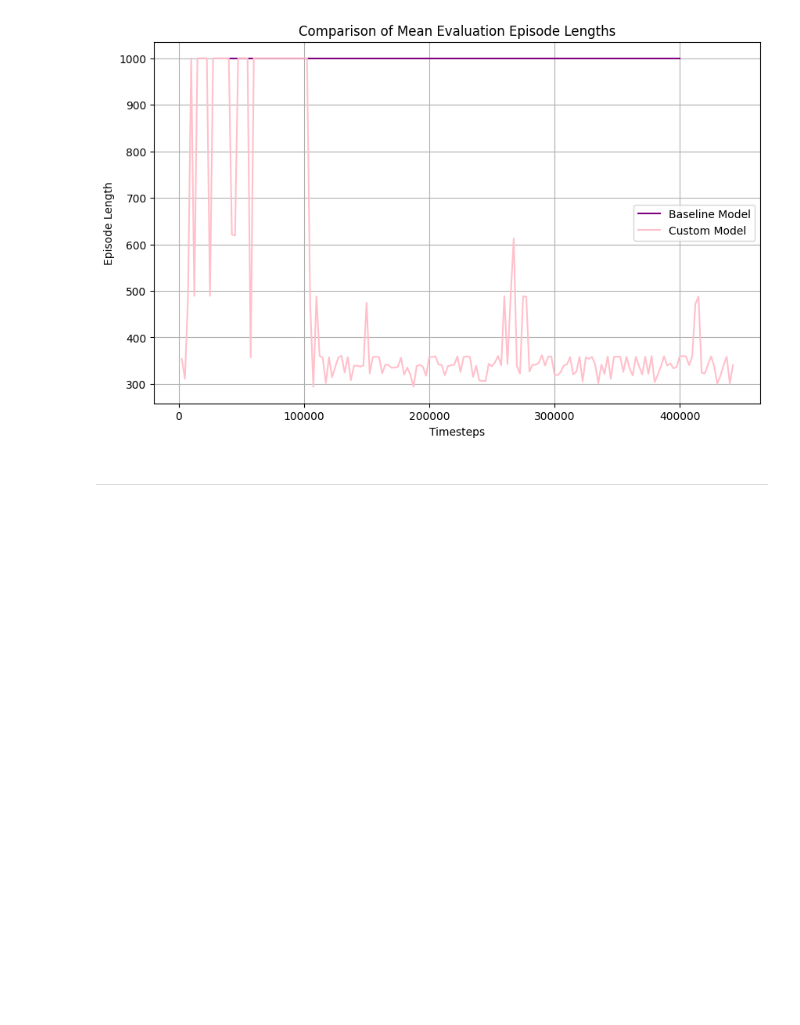
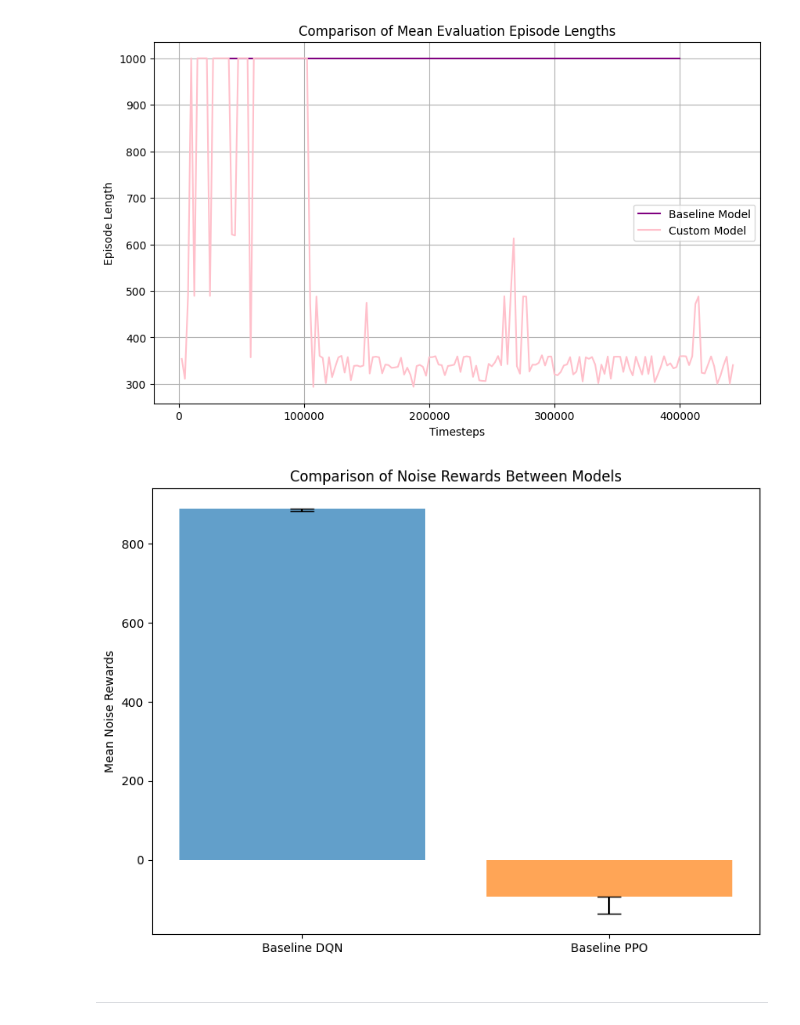
Before and after one commit to inesamorim/reinforcement-learning-with-gymnasium, a Jupyter notebook: main.ipynb, the cells around one changed output. Cells and saved outputs as stored; diff of their text form; code cells hidden in the pictures; blank space fills up the shorter version.

```diff
--- a/main.ipynb
+++ b/main.ipynb
@@ -683,6 +695,10 @@ compare_rewards(timesteps_baseline_ppo, timesteps_baseline_dqn, results_baseline
 compare_episode_lengths(timesteps_baseline_ppo, timesteps_baseline_dqn, ep_lengths_baseline_ppo, ep_lengths_baseline_dqn)
 # %% [output]
 [figure]
+# %%
+plot_noise_rewards_comparison(robustness_results_baseline_dqn, robustness_results_baseline_ppo, model1_label='Baseline DQN', model2_label='Baseline PPO')
+# %% [output]
+[figure, added]
 # %% [markdown]
 ---
 # %% [markdown]
```
Also changed, not shown: parts of 4 cells of this notebook, 1 other file.
